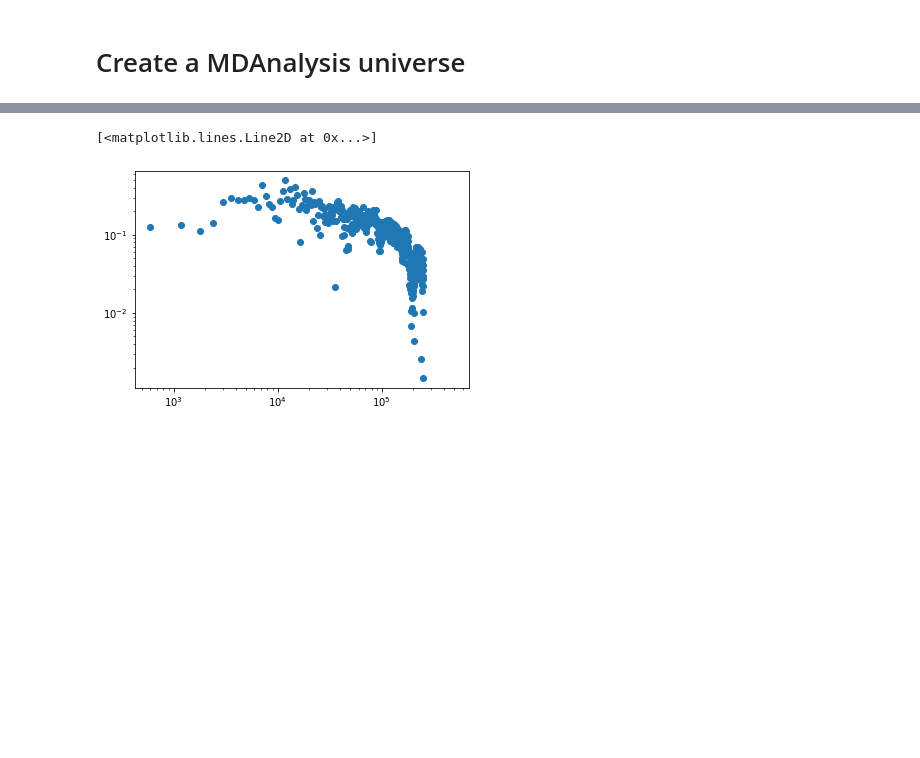
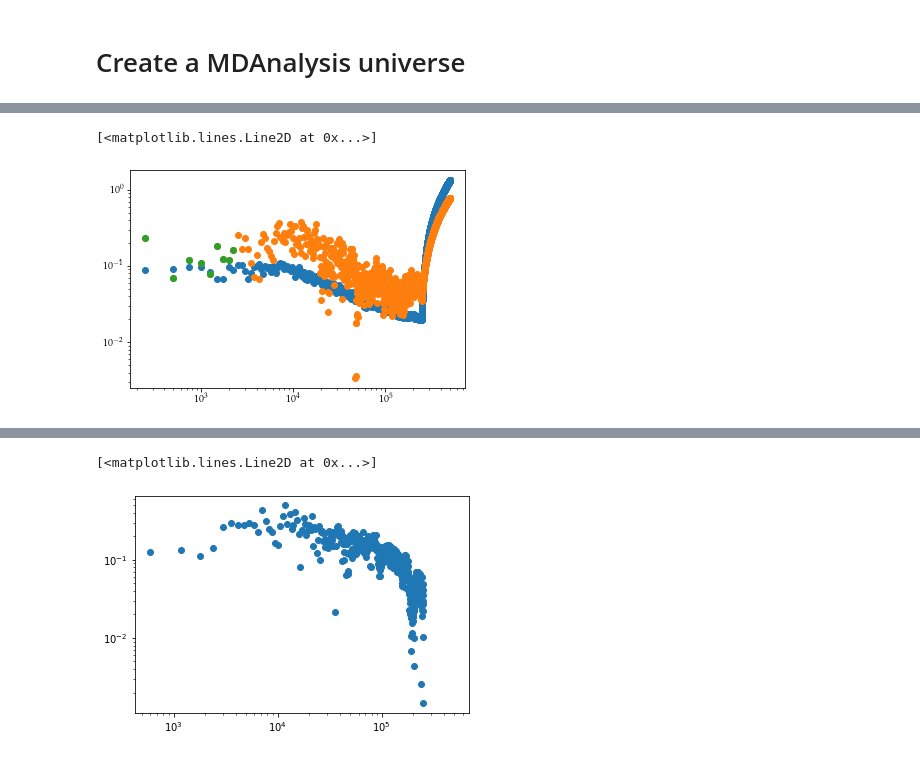
Before and after one commit to simongravelle/nmrformd, a Jupyter notebook: data/varying-box-size/size-effect-evaluation.ipynb, the cells around one changed output, grey strips where cells are left out. Cells and saved outputs as stored; diff of their text form; code cells hidden in the pictures; blank space fills up the shorter version.

```diff
--- a/data/varying-box-size/size-effect-evaluation.ipynb
+++ b/data/varying-box-size/size-effect-evaluation.ipynb
@@ -91,0 +111,7 @@ The NMR relaxation time is T1 = 3.34 s
+# %%
+plt.loglog(nmr_inter.f, nmr_inter.R1, 'o')
+plt.loglog(nmr_inter.f, nmr_intra.R1, 'o')
+plt.loglog(nmr_inter.f[:10], nmr_intra.R1[:10], 'o')
+# %% [output]
+[<matplotlib.lines.Line2D at 0x...>]
+[figure, added]
```
Also changed, not shown: parts of 7 cells of this notebook, 1 other file.
